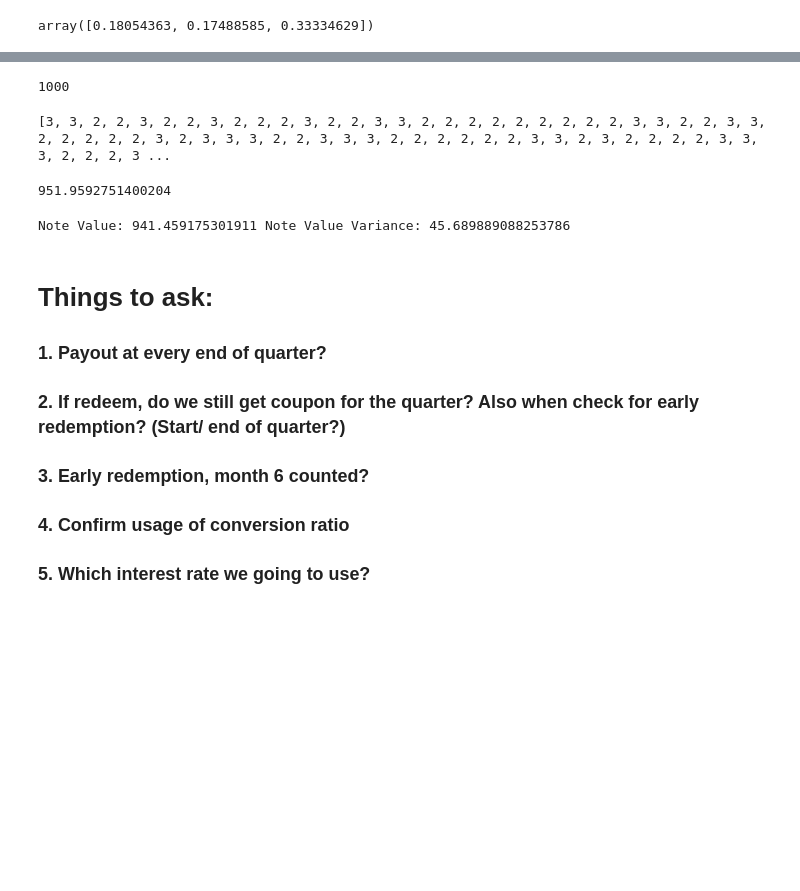
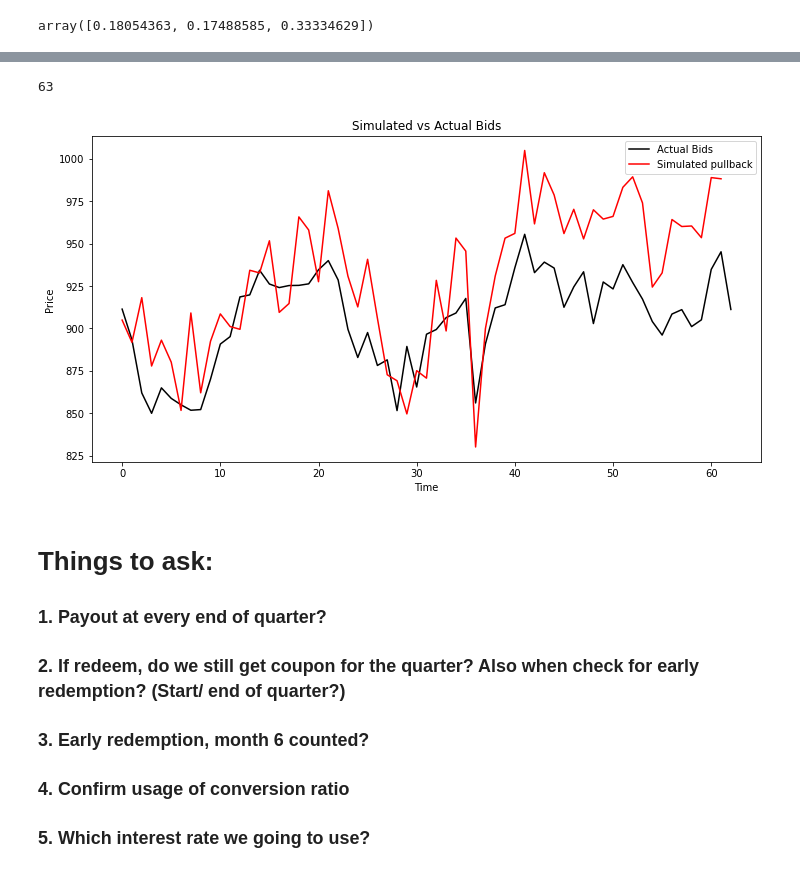
Before and after one commit to tengyaolong2000/simtech, a Jupyter notebook: sim_tech_finance.ipynb, the cells around one changed output, grey strips where cells are left out. Saved outputs shown, nothing was run; the diff lists cells and outputs as text; code cells hidden in the pictures; blank space fills up the shorter version.

```diff
--- a/sim_tech_finance.ipynb
+++ b/sim_tech_finance.ipynb
@@ -520,6 +512,6 @@ Date
 # %%
 early_redemption_dates = [datetime.datetime.strptime('2024-03-5', '%Y-%m-%d'), datetime.datetime.strptime('2024-06-5', '%Y-%m-%d'), datetime.datetime.strptime('2024-09-4', '%Y-%m-%d')]
-coupon_payments = [datetime.datetime.strptime('2023-12-8', '%Y-%m-%d'), datetime.datetime.strptime('2024-03-8', '%Y-%m-%d'), datetime.datetime.strptime('2024-06-10', '%Y-%m-%d'), datetime.datetime.strptime('2024-09-9', '%Y-%m-%d')]
+coupon_payments = [datetime.datetime.strptime('2023-12-8', '%Y-%m-%d'), datetime.datetime.strptime('2024-03-8', '%Y-%m-%d'), datetime.datetime.strptime('2024-06-10', '%Y-%m-%d'), datetime.datetime.strptime('2024-09-9', '%Y-%m-%d'), datetime.datetime.strptime('2024-12-9', '%Y-%m-%d')]
 barrier_levels = [56.520, 39.516, 58.896]
 early_redemption_level = [94.2, 65.86, 98.16]
 
@@ -532,8 +524,8 @@ def date_range_list(start_date, end_date):
             date_list.append(curr_date)
         curr_date += datetime.timedelta(days=1)
     return date_list
-start_date = datetime.datetime.strptime('2024-06-28', '%Y-%m-%d')
-end_date = datetime.datetime.strptime('2024-10-28', '%Y-%m-%d')
+start_date = datetime.datetime.strptime('2024-08-1', '%Y-%m-%d')
+end_date = datetime.datetime.strptime('2024-12-4', '%Y-%m-%d')
 date_list = date_range_list(start_date, end_date)
 print(date_list[-2:])
 print(date_list[0])
@@ -570,7 +547,8 @@ def calculate_payoff(
     S_barrier_levels=barrier_levels,
     D = 1000,
     c = 0.1025/4,
-    n_total_coupons = 4,
+    n_total_coupons = 2,
+    early_coupons = 1,
     conversion_ratio=[10.6157, 15.1837, 10.1874]
     ):
 
@@ -584,12 +562,13 @@ def calculate_payoff(
         case = None
         for i, date in enumerate(date_list):  #early redemption
             if date in early_redemption_dates:
+                #print(date)
 
                 #print(f'price of stock {j} at {date} :', S[j,i])
                 if np.all(S[:,i] >= early_redemption_level):
-                    payoff = D * (1 + c * 4)
+                    payoff = D * (1 + c * early_coupons)
                     case = 1
-                    print(f'Stock breached early redemption level at {date} at price {S[:,i]}')
+                    #print(f'Stock breached early redemption level at {date} at price {S[:,i]}')
                     break
         if case == 1:
             payoffs.append(payoff)
@@ -621,11 +600,8 @@ def calculate_payoff(
             ratio = conversion_ratio[worst_performing_share]
             payoff =  ratio * S[worst_performing_share, -1] * (1 + c * n_total_coupons)
             cases.append(3)
-            print('worst performing share',worst_performing_share,S[worst_performing_share, -1])
+            #print('worst performing share',worst_performing_share,S[worst_performing_share, -1])
 
         payoffs.append(payoff)
 
     return payoffs, cases
-# %%
-payoffs, cases = calculate_payoff(all_S)
-print(payoffs)
@@ -657,23 +737,22 @@ print(' number of case 1:', cases.count(1),'\n','number of case 2:', cases.count
-# %%
-len(payoffs)
-# %% [output]
-1000
-# %%
-print(cases)
-# %% [output]
-[3, 3, 2, 2, 3, 2, 2, 3, 2, 2, 2, 3, 2, 2, 3, 3, 2, 2, 2, 2, 2, 2, 2, 2, 2, 3, 3, 2, 2, 3, 3, 2, 2, 2, 2, 2, 3, 2, 3, 3, 3, 2, 2, 3, 3, 3, 2, 2, 2, 2, 2, 2, 3, 3, 2, 3, 2, 2, 2, 2, 3, 3, 3, 2, 2, 2, 3 ...
-# %%
-np.mean(payoffs)
-# %% [output]
-951.9592751400204
-# %%
-r = 0.0325
-SimNotes = np.exp(-r*m/252)*np.array(payoffs)
-NoteValue = np.mean(SimNotes); NoteValueVar = np.var(SimNotes)/Nsim
-
-print('Note Value:', NoteValue, 'Note Value Variance:', NoteValueVar)
-# %% [output]
-Note Value: 941.459175301911 Note Value Variance: 45.689889088253786
+# %%
+#write the below numbers as a list
+
+actual_bids = [911.4, 893.3, 862, 850, 865, 858.8, 855, 851.8, 852.2, 870.1, 890.8, 895.2, 918.6, 919.8, 934.3, 926.2, 924.1, 925.3, 925.4, 926.3, 934.6, 940, 928.6, 899.5, 882.9, 897.6, 878.2, 881.5, 851.6, 889.4, 865.5, 896.6, 899.4, 906.4, 909.1, 917.7, 856.1, 890.9, 912.1, 914, 935.8, 955.5, 932.9, 939.1, 935.6, 912.5, 924.5, 933.4, 902.9, 927.4, 923.3, 937.6, 927.1, 917.3, 904.1, 896.1, 908.5, 911.1, 901.1, 905.1, 934.8, 945.2, 911.2]
+len(actual_bids)
+# %% [output]
+63
+# %%
+#plot the backtest against actual bids
+plt.figure(figsize=(12, 6))
+plt.plot(actual_bids, color='black', label='Actual Bids')
+plt.plot(backtest, color='red', label='Simulated pullback')
+plt.xlabel('Time')
+plt.ylabel('Price')
+plt.title('Simulated vs Actual Bids')
+plt.legend()
+plt.show()
+# %% [output]
+[figure, added]
 # %% [markdown]
 # Things to ask:
 
```
Also changed, not shown: parts of 31 cells of this notebook.
